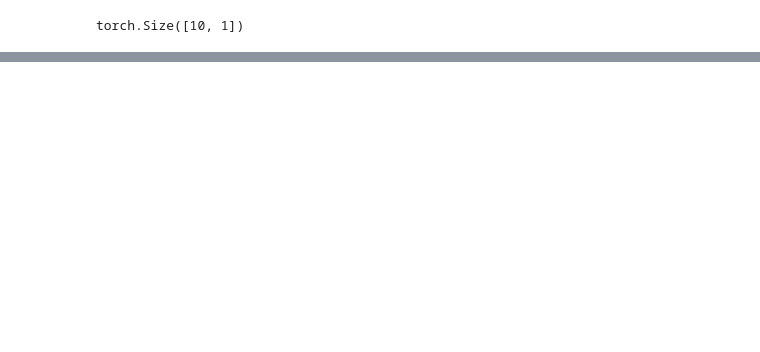
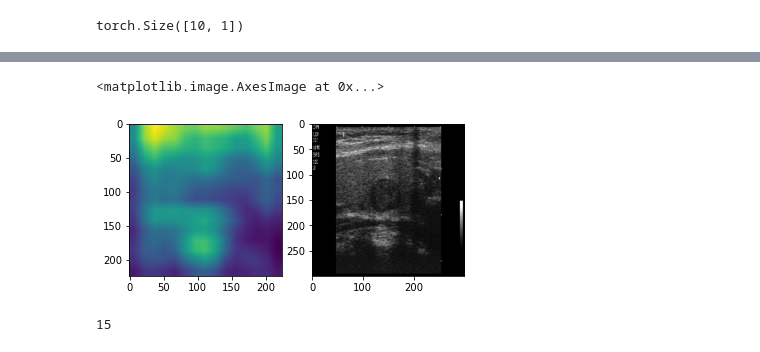
Before and after one commit to rpmihail/thyroid, a Jupyter notebook: code/endtoend.ipynb, the cells around one changed output, grey strips where cells are left out. Saved outputs shown, nothing was run; the diff lists cells and outputs as text; code cells hidden in the pictures; blank space fills up the shorter version.

```diff
--- a/code/endtoend.ipynb
+++ b/code/endtoend.ipynb
@@ -337,0 +424,14 @@ Text(0.5,0,'Attribute probability')
+# %%
+fig = plt.figure()
+ax0 = fig.add_subplot(121)
+ax0.imshow(sal_map)
+
+ax1 = fig.add_subplot(122)
+ax1.imshow(np.transpose(np.squeeze(x_im_test.cpu().detach().numpy()), (1, 2, 0)))
+# %% [output]
+<matplotlib.image.AxesImage at 0x...>
+[figure, added]
+# %%
+np.shape(target)[3]
+# %% [output]
+15
```
Also changed, not shown: parts of 6 cells of this notebook, 1 other file.
